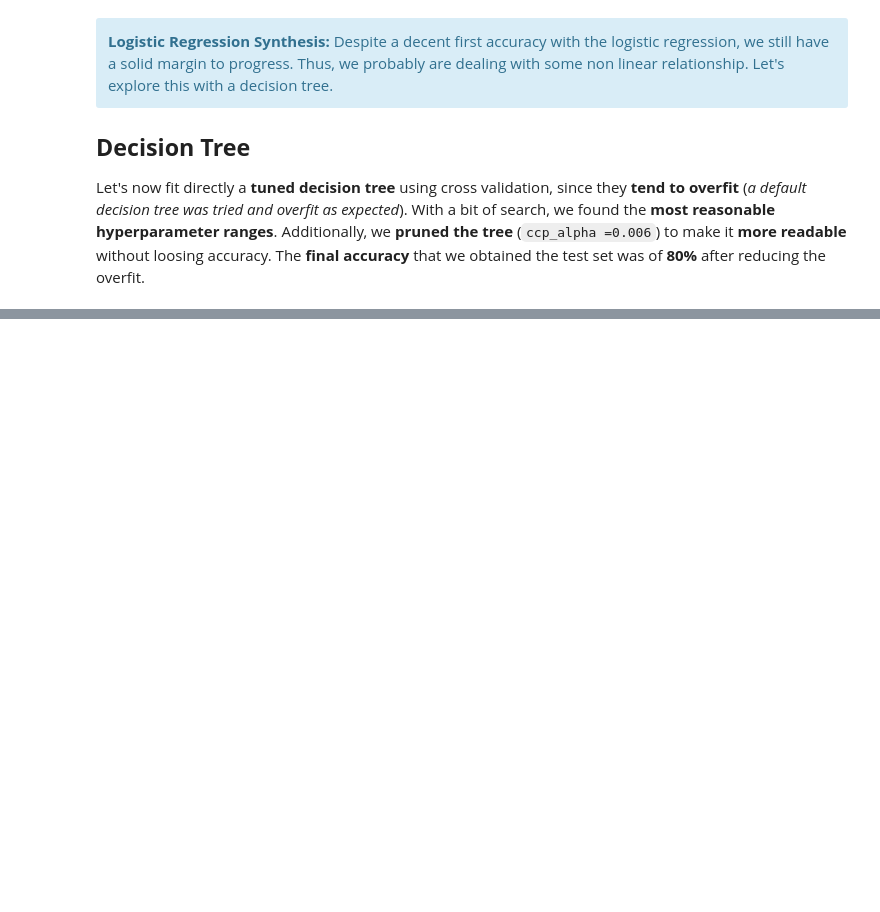
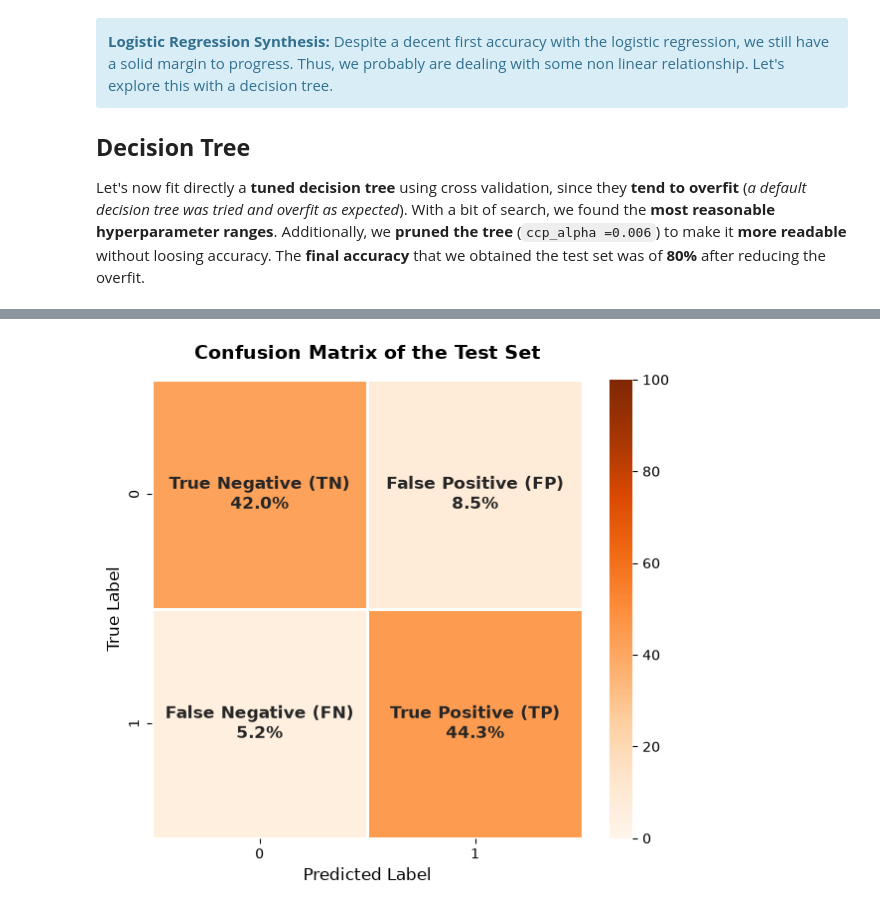
Before and after one commit to EnvinyatarTheRenewer/ant_life_cycle_simulation_and_ml, a Jupyter notebook: ant_project.ipynb, the cells around one changed output, grey strips where cells are left out. Cells and saved outputs as stored; diff of their text form; code cells hidden in the pictures; blank space fills up the shorter version.

```diff
--- a/ant_project.ipynb
+++ b/ant_project.ipynb
@@ -855,0 +657,42 @@ plt.show()
+# %%
+### --- Best Random Forest --- ###
+
+### --- Hyperparameter Tuning --- ###
+# Define a hyperparameter space that restricts tree complexity.
+param_dist = {
+    'n_estimators': [50, 100, 200, 300],
+    'max_depth': range(1,8),                       # Limiting depth stops memorization
+    'min_samples_split': [3, 5, 10, 20, 50],       # Requires more samples to split a node
+    'min_samples_leaf': [2, 5, 10, 20],            # Prevents leaves from having tiny, hyper-specific groups
+    'max_features': ['sqrt', 'log2', 0.5],         # Subsets features per tree to add diversity
+    'bootstrap': [True]
+}
+
+# Let's randomly search the hyperparameter space.
+rf_base = RandomForestClassifier(random_state = random_seed) # Default RF.
+rf_opt = RandomizedSearchCV(
+    estimator = rf_base,
+    param_distributions = param_dist,
+    n_iter = 20,
+    cv = 5,
+    scoring = 'accuracy',
+    random_state = random_seed,
+    n_jobs = -1 # Uses all available CPU cores.
+)
+
+# Fit the random search.
+print("------ Running Randomized Search for Random Forest ------")
+search = rf_opt.fit(X_train, y_train['polymorphic'])
+best_rf_model = search.best_estimator_ # Best model.
+best_rf_params = search.best_params_   # Best hyperparameters set.
+print(f"\nBest Hyperparameters Found: {best_rf_params}\n")
+
+### --- Accuracies on Train, Cross-Validation, and Test Sets --- ###
+train_acc = accuracy_score(y_train, best_rf_model.predict(X_train)) # Whole traing set accuracy.
+CVval_acc = search.best_score_                                      # Best cross validation accuracy.
+test_acc  = accuracy_score(y_test, best_rf_model.predict(X_test))   # Testing set accuracy.
+
+print('------ Set Accuracies for RF ------')
+print(f'Train Accuracy:              {train_acc:.4f}')
+print(f'Cross-validation Accuracy:   {CVval_acc:.4f}')
+print(f'Test Accuracy:               {test_acc:.4f}\n')
@@ -855,0 +714,5 @@ plt.show()
+# %%
+### --- Confusion Matrix for Random Forest --- ###
+plot_confusion_matrix(model = best_rf_model, X_set = X_test, y_set = y_test, type_of_set = "Test")
+# %% [output]
+[figure, added]
```
Also changed, not shown: parts of 46 cells of this notebook.
